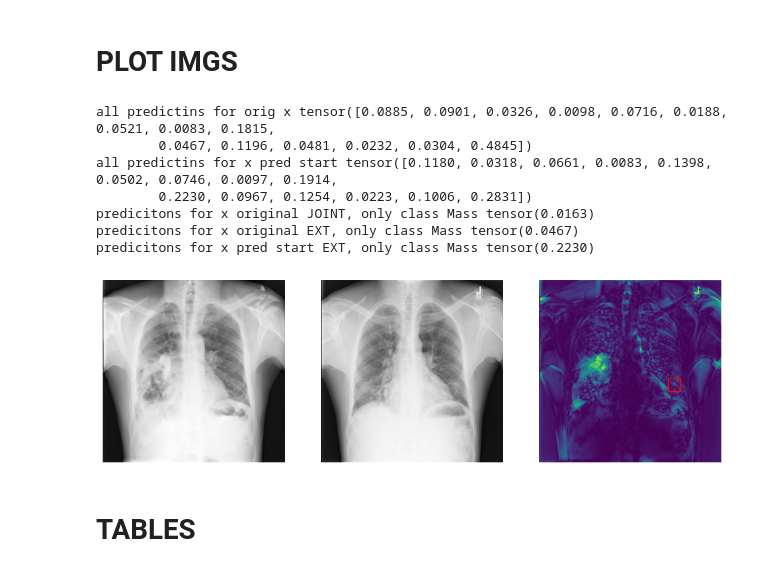
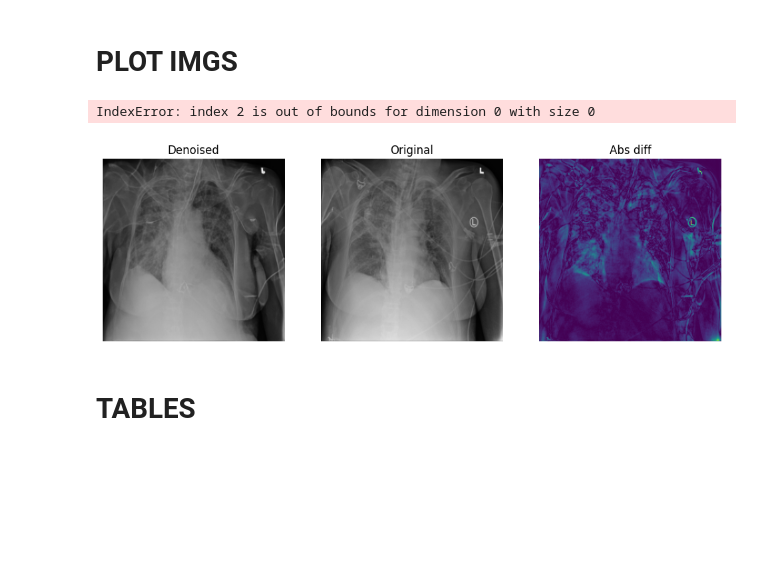
Before and after one commit to pskiers/Joint-Diffusion-in-Latent-Space, a Jupyter notebook: jk_sample_with_guidance.ipynb, the cells around one changed output. Drawn from its saved outputs; the diff is of its cells as text; code cells hidden in the pictures; blank space fills up the shorter version.

```diff
--- a/jk_sample_with_guidance.ipynb
+++ b/jk_sample_with_guidance.ipynb
@@ -127,10 +106,18 @@ def embed_imgs(model, data_loader, max_samples=10000):
 # %%
 cl_list = ["Atelectasis","Cardiomegaly","Consolidation","Edema","Effusion","Emphysema","Fibrosis", "Hernia","Infiltration", "Mass", "Nodule","Pleural_Thickening","Pneumonia","Pneumothorax","No Finding"]
 cl_list_loop=cl_list.copy()
-#cl_list_loop=["Mass"]
-T = 500
+cl_list_loop=["Atelectasis"]
+
+T = 300
+gradscale = 500
+model.sample_grad_scale=gradscale
 num_timesteps = 1000
-folder_to_save = "vce_results_scale0"
+
+folder_to_save = f"simple_guidance_maxnoised{T}_gradscale{gradscale}"
+folder_to_save=f"/home/jk/Joint-Diffusion-in-Latent-Space/vce_results/{folder_to_save}"
+
+
+os.makedirs(folder_to_save, exist_ok=True)
 # %%
 for class_ in cl_list_loop:
     dataset = ChestXRay_nih_bbox(pick_class=class_)
@@ -205,21 +195,24 @@ Mass has N samples:  85
 # %%
 import torch
 # %%
-T = 500
+T = 300
+gradscale=500
+folder_to_save = f"simple_guidance_maxnoised{T}_gradscale{gradscale}"
+folder_to_save=f"/home/jk/Joint-Diffusion-in-Latent-Space/vce_results/{folder_to_save}"
+
 cl_list = ["Atelectasis","Cardiomegaly","Consolidation","Edema","Effusion","Emphysema","Fibrosis", "Hernia","Infiltration", "Mass", "Nodule","Pleural_Thickening","Pneumonia","Pneumothorax","No Finding"]
-folder_to_save='vce_guide_to_1'
-for class_ in ["Mass"]:
-    x_samples =torch.load(f'{folder_to_save}/T{T}_{class_}_x_samples.pt')
-    pred_o = torch.load(f'{folder_to_save}/T{T}_{class_}_pred_o.pt')
-    img_original = torch.load(f'{folder_to_save}/T{T}_{class_}_img_original.pt')
-    pred_o_ext = torch.load(f'{folder_to_save}/T{T}_{class_}_pred_o_ext.pt')
-    pred_ext = torch.load(f'{folder_to_save}/T{T}_{class_}_pred_ext.pt')
-    bbox = torch.load(f'{folder_to_save}/T{T}_{class_}_bbox.pt')
+for class_ in ["Atelectasis"]:
+    x_samples =torch.load(f'{folder_to_save}/{class_}_x_samples.pt')
+    pred_o = torch.load(f'{folder_to_save}/{class_}_pred_o.pt')
+    img_original = torch.load(f'{folder_to_save}/{class_}_img_original.pt')
+    pred_o_ext = torch.load(f'{folder_to_save}/{class_}_pred_o_ext.pt')
+    pred_ext = torch.load(f'{folder_to_save}/{class_}_pred_ext.pt')
+    bbox = torch.load(f'{folder_to_save}/{class_}_bbox.pt')
 # %%
 import matplotlib.pyplot as plt
 import matplotlib.patches as patches
 # %%
-idx_from_batch = 77
+idx_from_batch = 2
 
 fig, axes = plt.subplots(1, 3, figsize=(12, 4))
 
@@ -234,50 +227,48 @@ diff = abs(denoised_guided - img_ref)
 ax = 0
 axes[ax].imshow(denoised_guided, cmap='gray')
 axes[ax].axis('off')
+axes[ax].set_title("Denoised")
 
 ax +=1
 axes[ax].imshow(img_ref, cmap='gray')
 axes[ax].axis('off')
+axes[ax].set_title("Original")
 
 ax +=1
 
 
 x, y, w, h = bbox[idx_from_batch][0], bbox[idx_from_batch][1],bbox[idx_from_batch][2], bbox[idx_from_batch][3]
 # Scale the bounding box coordinates from 1024x1024 to 256x256
 scaled_x = x * 0.25
 scaled_y = y * 0.25
 scaled_w = w * 0.25
 scaled_h = h * 0.25
 
 # Create a rectangle patch using the scaled coordinates
 rect = patches.Rectangle((scaled_x, scaled_y), scaled_w, scaled_h, linewidth=1, edgecolor='r', facecolor='none')
 
 # Add the rectangle patch to the plot
-axes[ax].add_patch(rect)
+#axes[ax].add_patch(rect)
 
 
 axes[ax].imshow(diff)
 axes[ax].axis('off')
+axes[ax].set_title("Abs diff")
+
 
 #fig.suptitle(ret[3][0][idx_from_batch])
 pred_o_for_item = torch.nn.functional.sigmoid(pred_o[idx_from_batch])
 pred_o_ext_for_item = torch.nn.functional.sigmoid(pred_o_ext[idx_from_batch])
 pred_ext_for_item = torch.nn.functional.sigmoid(pred_ext[idx_from_batch])
 id_class = cl_list.index(class_)
 print('all predictins for orig x', pred_o_ext_for_item)
 print('all predictins for x pred start', pred_ext_for_item)
 print(f'predicitons for x original JOINT, only class {cl_list[id_class]}', pred_o_for_item[id_class])
 print(f'predicitons for x original EXT, only class {cl_list[id_class]}', pred_o_ext_for_item[id_class])
 print(f'predicitons for x pred start EXT, only class {cl_list[id_class]}',pred_ext_for_item[id_class])
 # %% [output]
-all predictins for orig x tensor([0.0885, 0.0901, 0.0326, 0.0098, 0.0716, 0.0188, 0.0521, 0.0083, 0.1815,
-        0.0467, 0.1196, 0.0481, 0.0232, 0.0304, 0.4845])
-all predictins for x pred start tensor([0.1180, 0.0318, 0.0661, 0.0083, 0.1398, 0.0502, 0.0746, 0.0097, 0.1914,
-        0.2230, 0.0967, 0.1254, 0.0223, 0.1006, 0.2831])
-predicitons for x original JOINT, only class Mass tensor(0.0163)
-predicitons for x original EXT, only class Mass tensor(0.0467)
-predicitons for x pred start EXT, only class Mass tensor(0.2230)
+IndexError: index 2 is out of bounds for dimension 0 with size 0
-[figure, old version]
+[figure, new version]
 # %% [markdown]
 # TABLES
 # %% [markdown]
```
Also changed, not shown: parts of 6 cells of this notebook, 8 other files.
